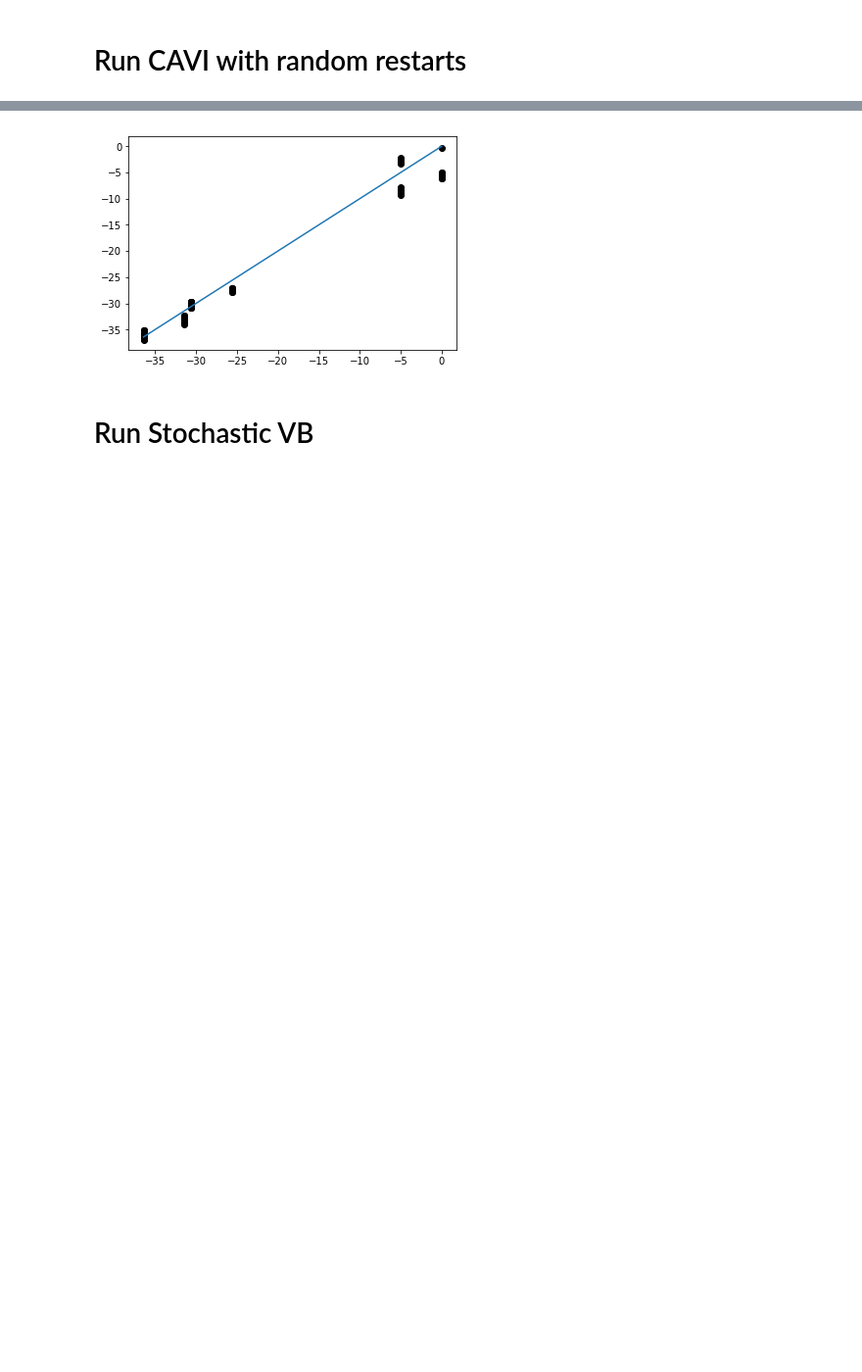
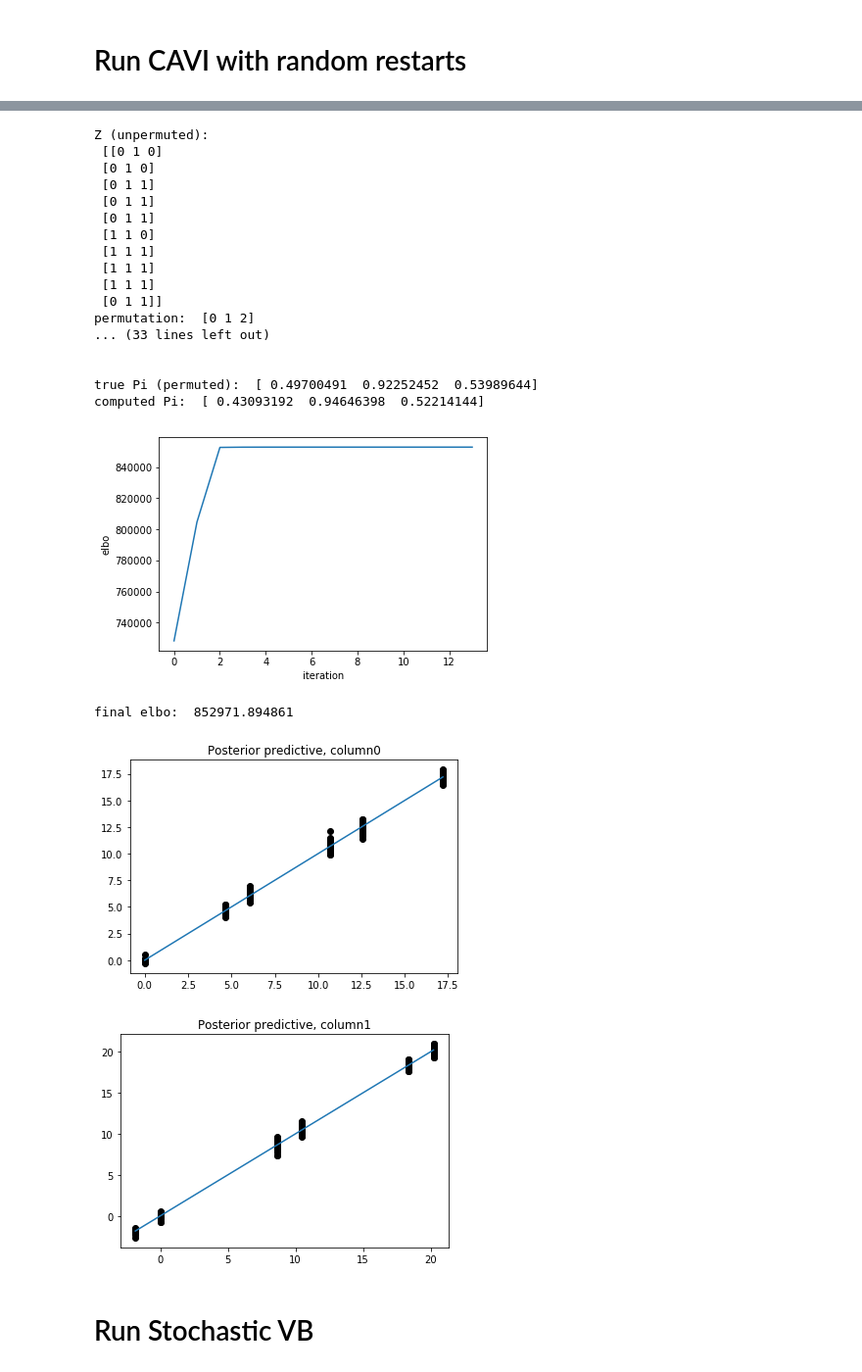
Before and after one commit to Runjing-Liu120/Variational_BNP_robustness, a Jupyter notebook: finite_approx/exploring_VI_methods.ipynb, the cells around one changed output, grey strips where cells are left out. Shown at 98% size. Saved outputs shown, nothing was run; the diff lists cells and outputs as text; code cells hidden in the pictures; blank space fills up the shorter version.

```diff
--- a/finite_approx/exploring_VI_methods.ipynb
+++ b/finite_approx/exploring_VI_methods.ipynb
@@ -137,15 +83,27 @@ computed Pi:  [ 0.82551223  0.78982155  0.17316604]
-# %%
-pred_x = np.dot(nu, phi_mu.transpose())
-col = 1
-plt.clf()
-plt.plot(pred_x[:, col], X[:, col], 'ko')
-
-diag = np.linspace(np.min(pred_x[:,col]),np.max(pred_x[:,col]))
-plt.plot(diag,diag)
-
-plt.show()
-# %% [output]
-[figure, removed]
+# %%
+valez_finite_VI_lib.display_results(elbo, tau, nu, phi_mu, phi_var, X, Pi, Z, mu, A, alpha, sigma_eps, sigma_A)
+# %% [output]
+Z (unpermuted):
+ [[0 1 0]
+ [0 1 0]
+ [0 1 1]
+ [0 1 1]
+ [0 1 1]
+ [1 1 0]
+ [1 1 1]
+ [1 1 1]
+ [1 1 1]
+ [0 1 1]]
+permutation:  [0 1 2]
+... (33 lines left out)
+
+
+true Pi (permuted):  [ 0.49700491  0.92252452  0.53989644]
+computed Pi:  [ 0.43093192  0.94646398  0.52214144]
+[figure, added]
+final elbo:  852971.894861
+[figure, added]
+[figure, added]
 # %% [markdown]
 # Run Stochastic VB
 # %%
```
Also changed, not shown: parts of 12 cells of this notebook, 3 other files.
